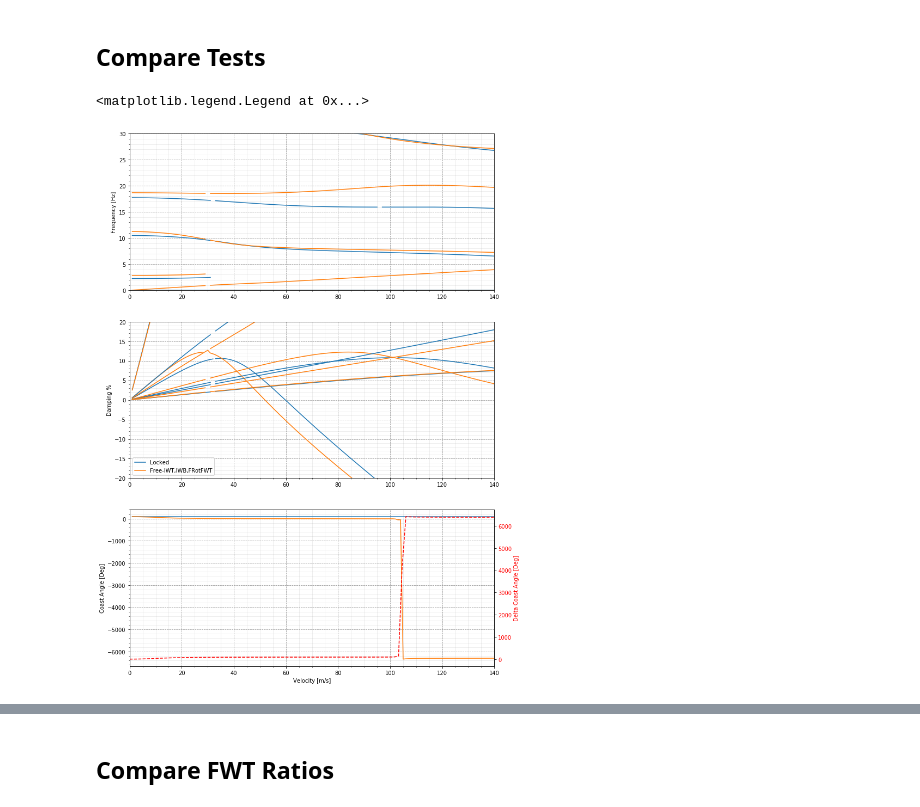
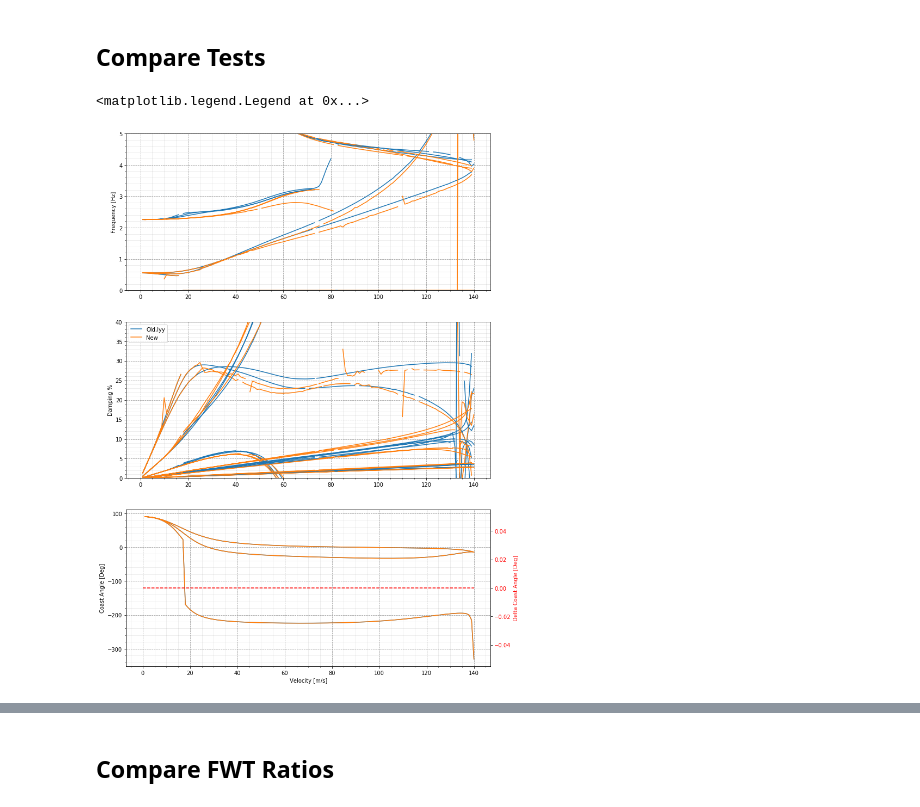
Before and after one commit to fh9g12/FwtModels, a Jupyter notebook: Workbooks/9_RectWingModelGen/4_Compare Results-JEC2.ipynb, the cells around one changed output, grey strips where cells are left out. Saved outputs shown, nothing was run; the diff lists cells and outputs as text; code cells hidden in the pictures.

Commit message:
testing fwt mass modelling

```diff
--- a/Workbooks/9_RectWingModelGen/4_Compare Results-JEC2.ipynb
+++ b/Workbooks/9_RectWingModelGen/4_Compare Results-JEC2.ipynb
@@ -64,7 +86,7 @@ def SeriesFilter(series,var):
     else:
         return series == var
 
-def GetReducedDataSet(flutdf,model_num,Flare=25,AoA=0,ratio_FWT=20,FWT_mass = 100,Vmin = 1,Vmax = 140,Modes=None):
+def GetReducedDataSet(flutdf,model_num,Flare=25,AoA=0,ratio_FWT=20,FWT_mass = 100,Vmin = 1,Vmax = 140,Modes=None,Stable=None):
     data = flutdf.copy()
     data = data[SeriesFilter(data['Model'],model_num)]
     data = data[SeriesFilter(data['Flare Angle [Deg]'],Flare)]
@@ -72,6 +94,7 @@ def GetReducedDataSet(flutdf,model_num,Flare=25,AoA=0,ratio_FWT=20,FWT_mass = 10
     data = data[SeriesFilter(data['FWT Mass [%]'],FWT_mass)]
     data = data[SeriesFilter(data['FWT Ratio [%]'],ratio_FWT)]
     data = data[SeriesFilter(data['Mode'],Modes)]
+    data = data[SeriesFilter(data['Stable'],Stable)]
     data = data[data['V']<=Vmax]
     data = data[data['V']>=Vmin]
     return data
@@ -88,25 +111,30 @@ d.head()
 5 rows × 21 columns
 # %%
-def PlotLines(data,Modes,hue,var,ax,sigma=8,legend=True):
+def PlotLines(data,x,y,Modes,hue,ax,sigma=8,legend=True):
     for i in Modes:
         ax.set_prop_cycle(None)
         dat = data[data['Mode']==i]
         unique_vars = np.unique(dat[hue])
         for j in unique_vars:
             dat_test = dat[dat[hue]==j]
-            y = dat_test[var].to_numpy()
+            yi = dat_test[y].to_numpy()
             #clean up jumps in data
             ind = []
-            for k in range(2,len(y)):
-                delta_1 = np.abs(y[k]-y[k-1])
-                delta_2 = np.abs(y[k-2]-y[k-1])
+            for k in range(2,len(yi)):
+                delta_1 = np.abs(yi[k]-yi[k-1])
+                delta_2 = np.abs(yi[k-2]-yi[k-1])
                 if (delta_2*sigma <delta_1):
                     ind.append(k-1)
             for index in ind:
-                y[index] = np.NaN
+                yi[index] = np.NaN
 
-            v = dat_test['V'].to_numpy()
-            ax.plot(v,y)
+            v = dat_test[x].to_numpy()
+            for k in range(2,len(v)):
+                if v[k]<v[k-1]:
+                    v[k-1] = np.NaN
+                elif v[k]-v[k-1]>2:
+                    v[k-1] = np.NaN
+            ax.plot(v,yi)
 
 
 def CoastDeltaPlot(data,hue, ax,Delta = True):# testNums,ax,Flare=25,AoA=0,FWT_ratio = 20,FWT_mass = 100,Vmax=140,Delta = True):
@@ -122,6 +150,13 @@ def CoastDeltaPlot(data,hue, ax,Delta = True):# testNums,ax,Flare=25,AoA=0,FWT_r
     vs = np.linspace(0,np.max(v_1),100)
     delta = np.interp(vs,v_1,a_1) - np.interp(vs,v_2,a_2)
 
+    for i in range(1,len(v_1)):
+        if v_1[i]<v_1[i-1]:
+            v_1[i-1] = np.NaN
+    for i in range(1,len(v_2)):
+        if v_2[i]<v_2[i-1]:
+            v_2[i-1] = np.NaN
+
     ax.plot(v_1,a_1)
     ax.plot(v_2,a_2)
     ax.set_ylabel('Coast Angle [Deg]')
@@ -136,33 +171,33 @@ def CoastDeltaPlot(data,hue, ax,Delta = True):# testNums,ax,Flare=25,AoA=0,FWT_r
 # %%
 fig, axes = plt.subplots(3,1,figsize=(12,18))
 
-Tests = [0,4]
-data = GetReducedDataSet(flutdf,Tests,Flare = 10)
+Tests = [1,2]
+data = GetReducedDataSet(flutdf,Tests,ratio_FWT=10,FWT_mass = 50,Flare = 10,AoA = [0,5,10],Modes=None,Stable=None)
 
-PlotLines(data,Modes = flutdf['Mode'].cat.categories,hue = 'Model',var = 'Frequency',ax = axes[0])
-PlotLines(data,Modes = flutdf['Mode'].cat.categories,hue = 'Model',var = 'Damping [%]',ax = axes[1])
+PlotLines(data,x = 'V',Modes = flutdf['Mode'].cat.categories,hue = 'Model',y = 'Frequency',ax = axes[0])
+PlotLines(data,x = 'V',Modes = flutdf['Mode'].cat.categories,hue = 'Model',y = 'Damping [%]',ax = axes[1])
 CoastDeltaPlot(data,'Model', axes[2],Delta = True)
 
 for i in [0,1,2]:
     #axes[i].set(xlim=(0,60))
     axes[i].grid(b=True, which='major', color='#999999', linestyle='--')
     axes[i].minorticks_on()
     axes[i].grid(b=True, which='minor', color='#999999', linestyle='-', alpha=0.2)
-    axes[i].set(xlim=(0,140))
+    #axes[i].set(xlim=(0,45))
 
 
 axes[0].set_ylabel('Frequency [Hz]')
 axes[1].set_ylabel('Damping %')
 
 #axes[0].set(ylim=(0.5,3))
-axes[0].set(ylim=(0,30))
-axes[1].set(ylim=(-20,20))
+axes[0].set(ylim=(0,5))
+axes[1].set(ylim=(0,40))
 
 
 #PlotModes(data,'Test',axes[:])
 axes[1].legend([model_names[i] for i in Tests])
 #fig.show()
 #PlotModes(1,axes[:,0],Flare = 25)
 # %% [output]
 <matplotlib.legend.Legend at 0x...>
-[figure, old version]
+[figure, new version]
```
Also changed, not shown: parts of 8 cells of this notebook, 29 other files.
